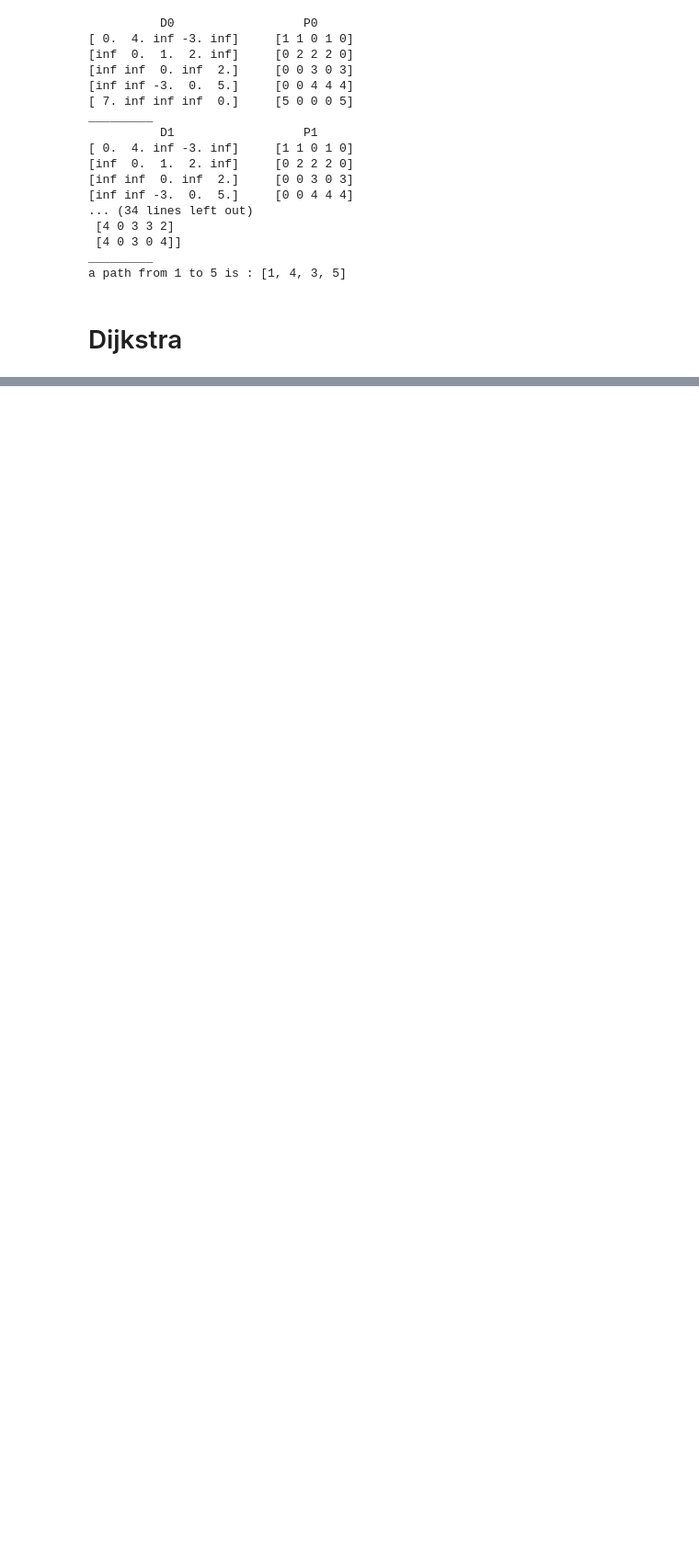
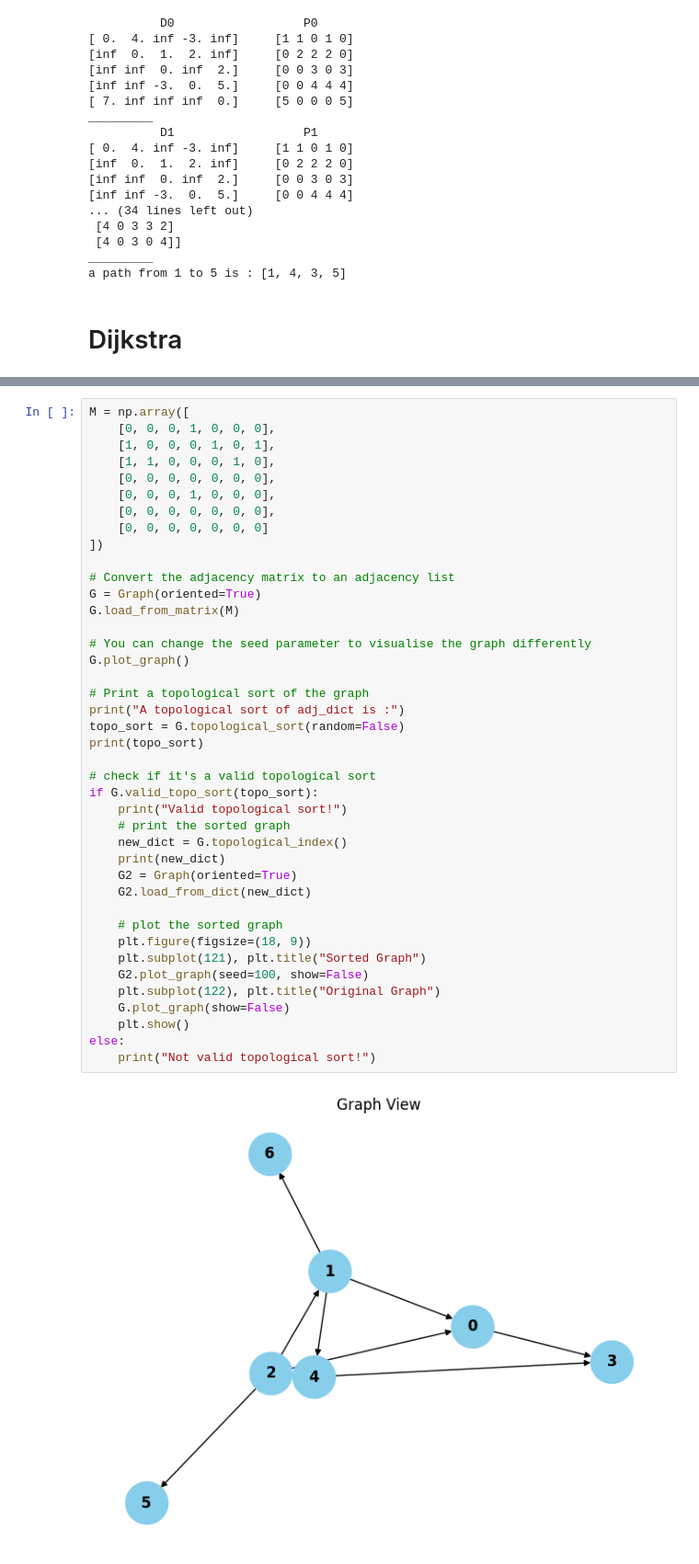
Before and after one commit to akef215/graph_theory, a Jupyter notebook: graph_demo1.ipynb, the cells around one changed output, grey strips where cells are left out. Shown at 92% size. Saved outputs shown, nothing was run; the diff lists cells and outputs as text; blank space fills up the shorter version.

```diff
--- a/graph_demo1.ipynb
+++ b/graph_demo1.ipynb
@@ -131,0 +232,43 @@ _________
+# %%
+M = np.array([
+    [0, 0, 0, 1, 0, 0, 0],
+    [1, 0, 0, 0, 1, 0, 1],
+    [1, 1, 0, 0, 0, 1, 0],
+    [0, 0, 0, 0, 0, 0, 0],
+    [0, 0, 0, 1, 0, 0, 0],
+    [0, 0, 0, 0, 0, 0, 0],
+    [0, 0, 0, 0, 0, 0, 0]
+])
+
+# Convert the adjacency matrix to an adjacency list
+G = Graph(oriented=True)
+G.load_from_matrix(M)
+
+# You can change the seed parameter to visualise the graph differently
+G.plot_graph()
+
+# Print a topological sort of the graph
+print("A topological sort of adj_dict is :")
+topo_sort = G.topological_sort(random=False)
+print(topo_sort)
+
+# check if it's a valid topological sort
+if G.valid_topo_sort(topo_sort):
+    print("Valid topological sort!")
+    # print the sorted graph
+    new_dict = G.topological_index()
+    print(new_dict)
+    G2 = Graph(oriented=True)
+    G2.load_from_dict(new_dict)
+
+    # plot the sorted graph
+    plt.figure(figsize=(18, 9))
+    plt.subplot(121), plt.title("Sorted Graph")
+    G2.plot_graph(seed=100, show=False)
+    plt.subplot(122), plt.title("Original Graph")
+    G.plot_graph(show=False)
+    plt.show()
+else:
+    print("Not valid topological sort!")
+# %% [output]
+[figure, added]
```
Also changed, not shown: parts of 16 cells of this notebook, 1 other file.
